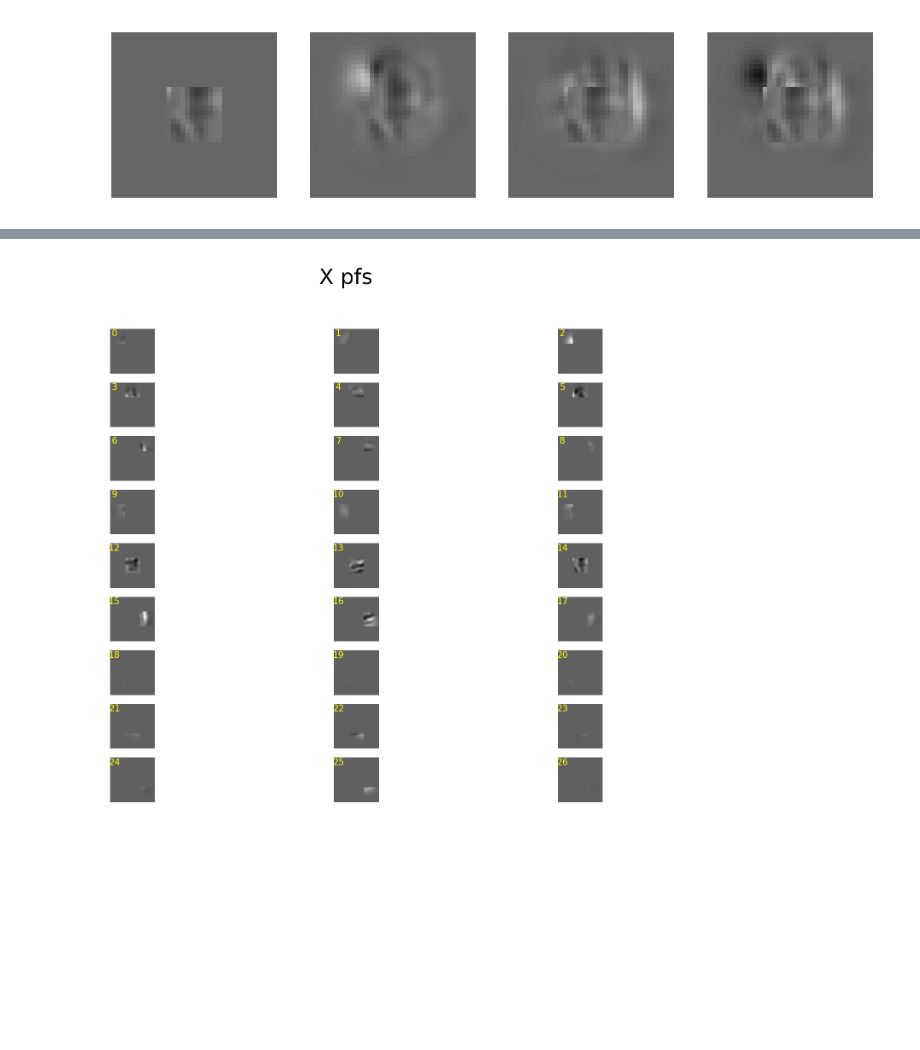
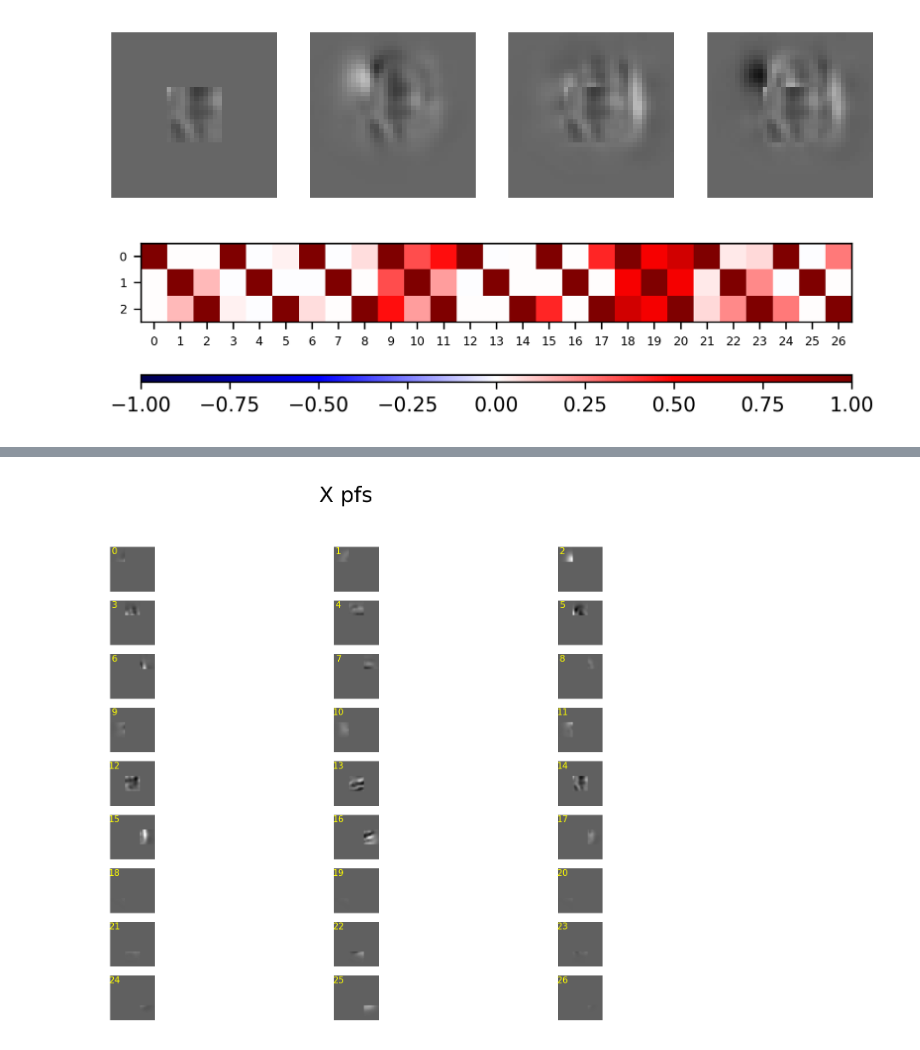
Before and after one commit to suhasshrinivasan/probabilistic-center-surround, a Jupyter notebook: experiments/exc_driven_model/focused_images.ipynb, the cells around one changed output, grey strips where cells are left out. Saved outputs shown, nothing was run; the diff lists cells and outputs as text; code cells hidden in the pictures; blank space fills up the shorter version.

```diff
--- a/experiments/exc_driven_model/focused_images.ipynb
+++ b/experiments/exc_driven_model/focused_images.ipynb
@@ -87,3 +113,15 @@ model = PatternCompletionModel(
+# %%
+fig, ax = plt.subplots(dpi=300)
+ax.imshow(model.G_X_mapping.T, cmap="seismic", vmin=-1, vmax=1)
+ax.set_xticks(np.arange(G_dim*9))
+ax.set_xticklabels(np.arange(G_dim*9))
+ax.set_yticks(np.arange(G_dim))
+ax.set_yticklabels(np.arange(G_dim))
+ax.tick_params(axis='both', which='major', labelsize=6)
+# draw a small horizontal colorbar
+cbar = fig.colorbar(ax.get_images()[0], ax=ax, orientation="horizontal", pad=0.1, aspect=100)
+# %% [output]
+[figure, added]
 # %%
 all_idata = []
 for MEI, completing_pattern, disrupting_pattern_1, disrupting_pattern_2 in zip(MEIs, completing_patterns, disrupting_patterns_1, disrupting_patterns_2):
```
Also changed, not shown: parts of 25 cells of this notebook, 15 other files.
